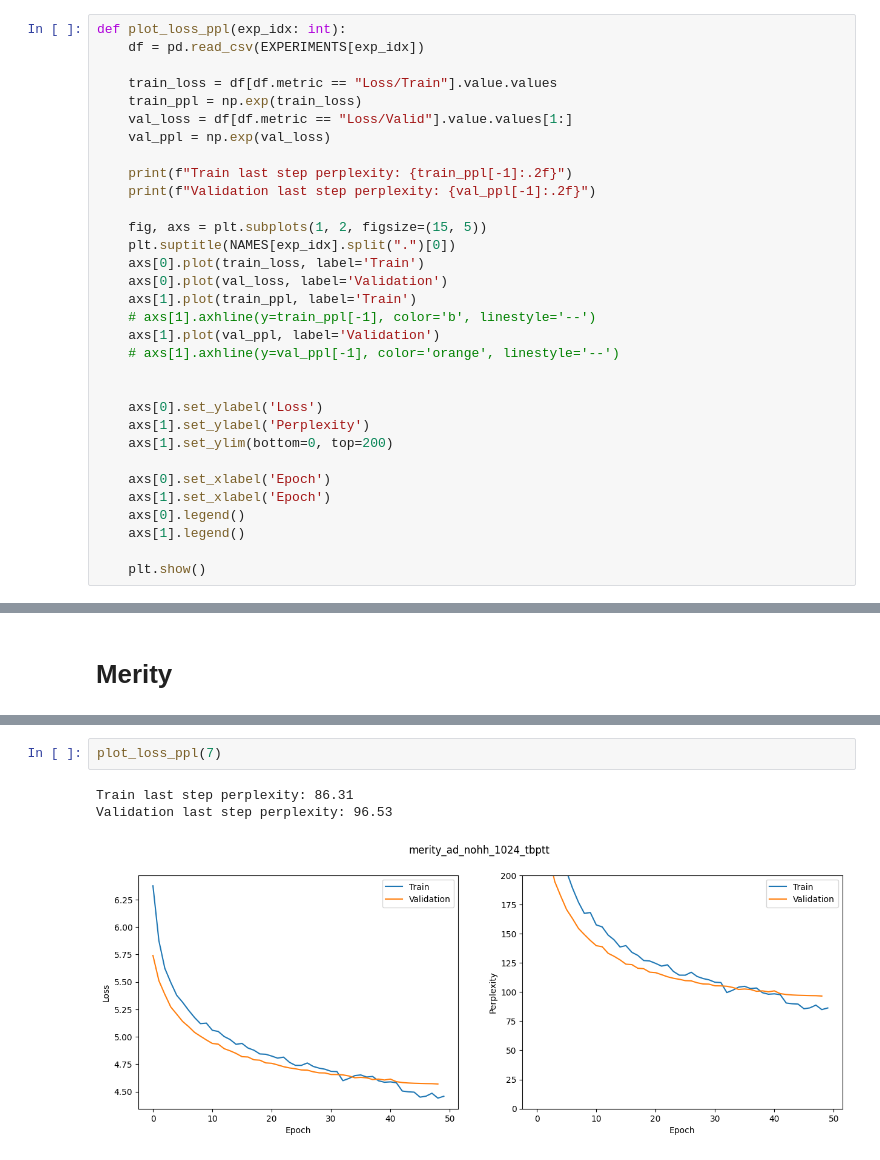
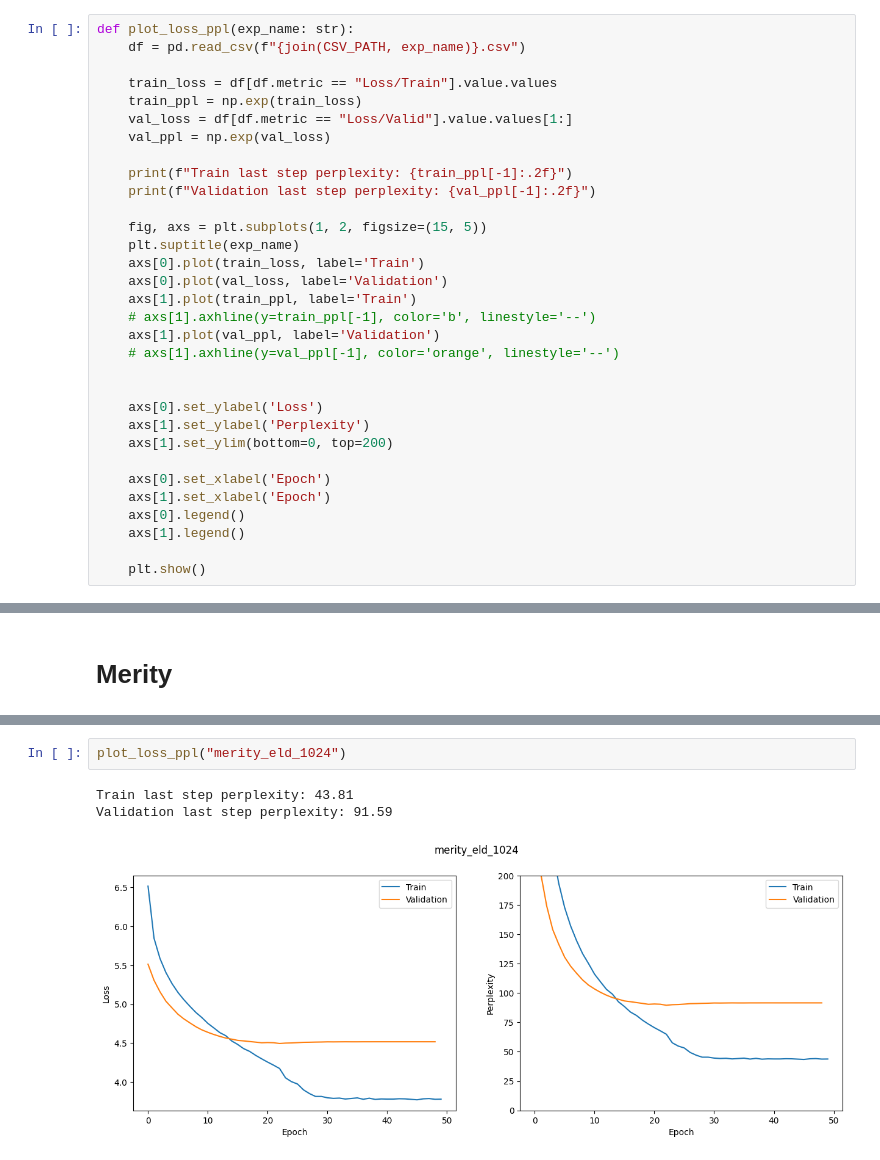
Before and after one commit to filippodaniotti/NLU-UniTN-2022, a Jupyter notebook: project/notebooks/training_logs.ipynb, the cells around one changed output, grey strips where cells are left out. Saved outputs shown, nothing was run; the diff lists cells and outputs as text.

Commit message:
Finalize training and evaluation logs

```diff
--- a/project/notebooks/training_logs.ipynb
+++ b/project/notebooks/training_logs.ipynb
@@ -38,6 +37,6 @@ for i, n in enumerate(NAMES):
 # %%
-def plot_loss_ppl(exp_idx: int):
-    df = pd.read_csv(EXPERIMENTS[exp_idx])
+def plot_loss_ppl(exp_name: str):
+    df = pd.read_csv(f"{join(CSV_PATH, exp_name)}.csv")
 
     train_loss = df[df.metric == "Loss/Train"].value.values
     train_ppl = np.exp(train_loss)
@@ -48,7 +47,7 @@ def plot_loss_ppl(exp_idx: int):
     print(f"Validation last step perplexity: {val_ppl[-1]:.2f}")
 
     fig, axs = plt.subplots(1, 2, figsize=(15, 5))
-    plt.suptitle(NAMES[exp_idx].split(".")[0])
+    plt.suptitle(exp_name)
     axs[0].plot(train_loss, label='Train')
     axs[0].plot(val_loss, label='Validation')
     axs[1].plot(train_ppl, label='Train')
@@ -156,8 +155,8 @@ Train last step perplexity: 79.55
 Validation last step perplexity: 86.28
 [figure]
 # %%
-plot_loss_ppl(7)
+plot_loss_ppl("merity_eld_1024")
 # %% [output]
-Train last step perplexity: 86.31
-Validation last step perplexity: 96.53
+Train last step perplexity: 43.81
+Validation last step perplexity: 91.59
-[figure, old version]
+[figure, new version]
```
Also changed, not shown: parts of 21 cells of this notebook, 1 other file.
